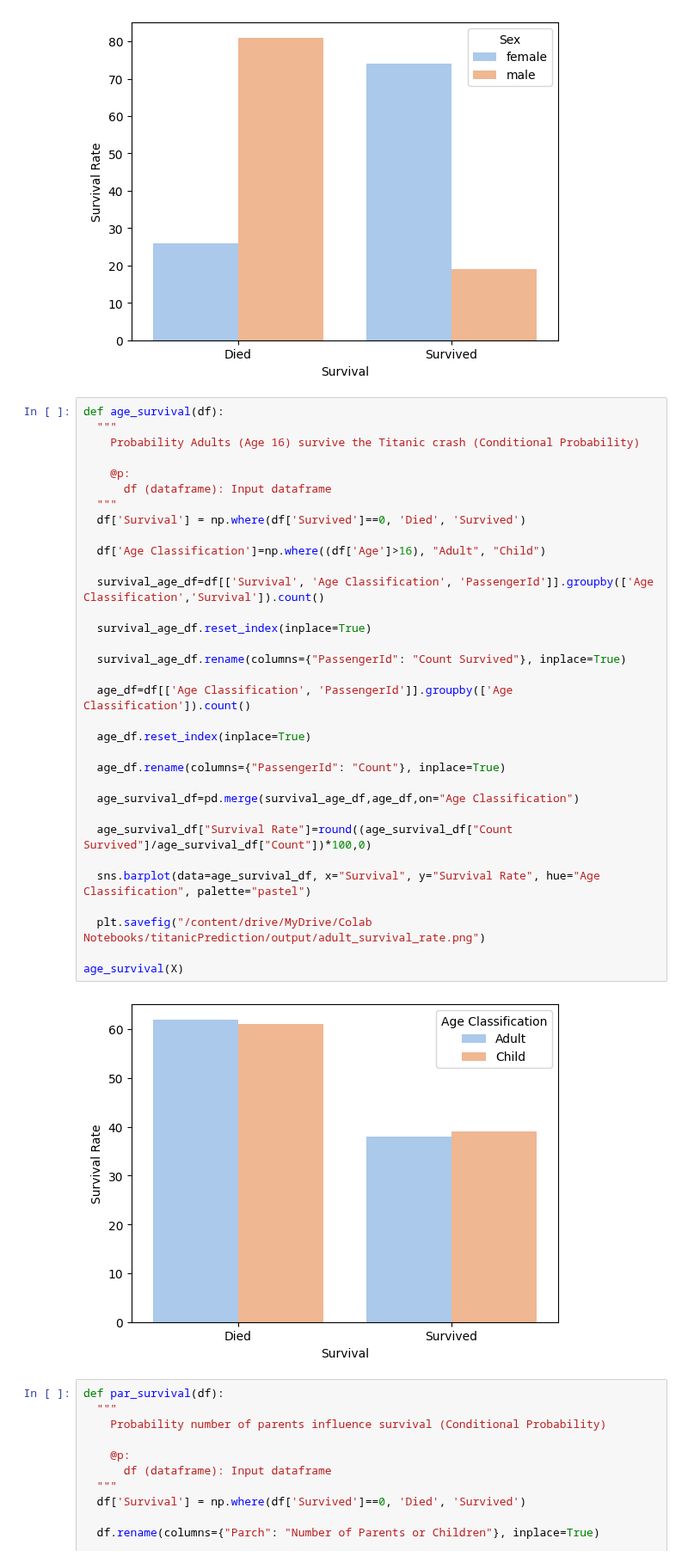
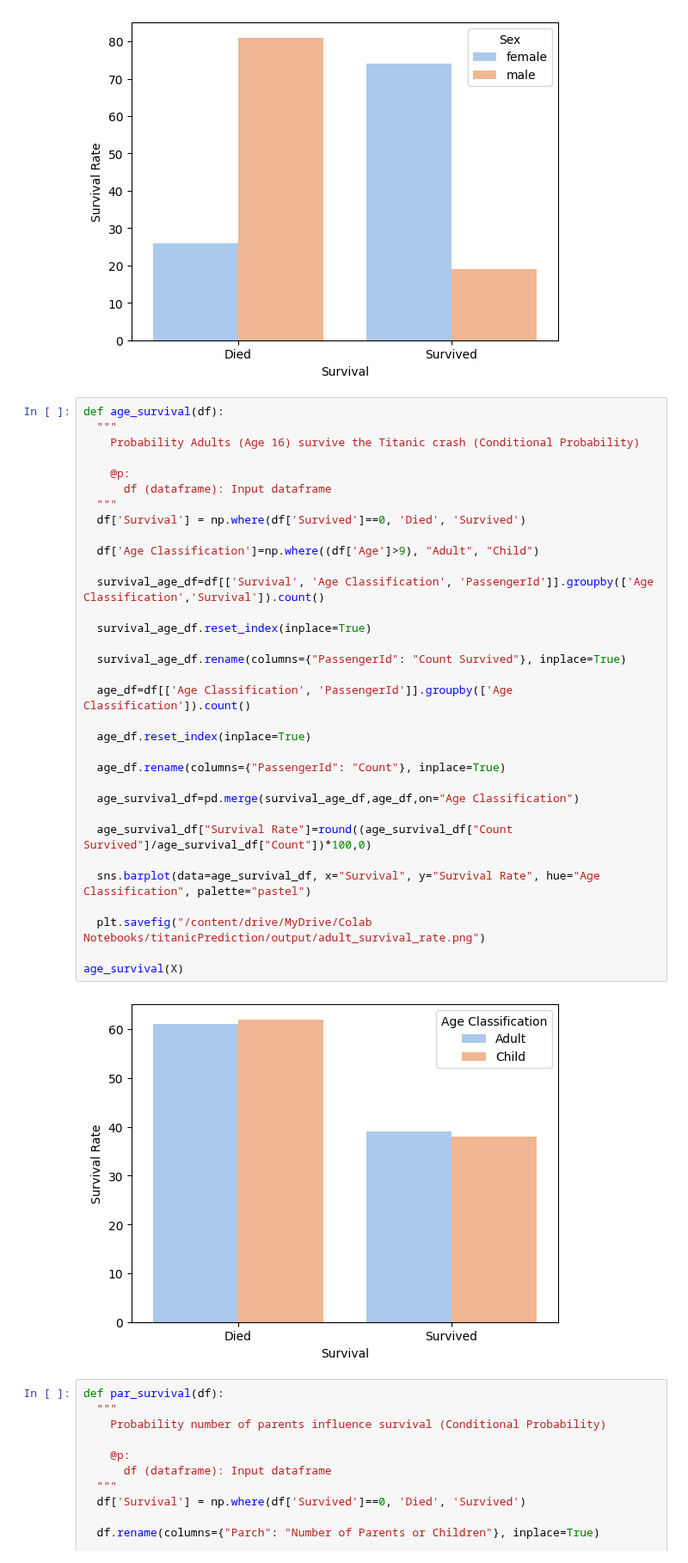
Before and after one commit to rhiats/titanicPrediction, a Jupyter notebook: titanicPred.ipynb, the cells around one changed output. Shown at 86% size. Saved outputs shown, nothing was run; the diff lists cells and outputs as text.

Commit message:
Update adult age threshold

```diff
--- a/titanicPred.ipynb
+++ b/titanicPred.ipynb
@@ -175,35 +175,35 @@ def age_survival(df):
     Probability Adults (Age 16) survive the Titanic crash (Conditional Probability)
 
     @p:
       df (dataframe): Input dataframe
   """
   df['Survival'] = np.where(df['Survived']==0, 'Died', 'Survived')
 
-  df['Age Classification']=np.where((df['Age']>16), "Adult", "Child")
+  df['Age Classification']=np.where((df['Age']>9), "Adult", "Child")
 
   survival_age_df=df[['Survival', 'Age Classification', 'PassengerId']].groupby(['Age Classification','Survival']).count()
 
   survival_age_df.reset_index(inplace=True)
 
   survival_age_df.rename(columns={"PassengerId": "Count Survived"}, inplace=True)
 
   age_df=df[['Age Classification', 'PassengerId']].groupby(['Age Classification']).count()
 
   age_df.reset_index(inplace=True)
 
   age_df.rename(columns={"PassengerId": "Count"}, inplace=True)
 
   age_survival_df=pd.merge(survival_age_df,age_df,on="Age Classification")
 
   age_survival_df["Survival Rate"]=round((age_survival_df["Count Survived"]/age_survival_df["Count"])*100,0)
 
   sns.barplot(data=age_survival_df, x="Survival", y="Survival Rate", hue="Age Classification", palette="pastel")
 
   plt.savefig("/content/drive/MyDrive/Colab Notebooks/titanicPrediction/output/adult_survival_rate.png")
 
 age_survival(X)
 # %% [output]
-[figure, old version]
+[figure, new version]
 # %%
 def par_survival(df):
   """
```
Also changed, not shown: parts of 3 cells of this notebook.
